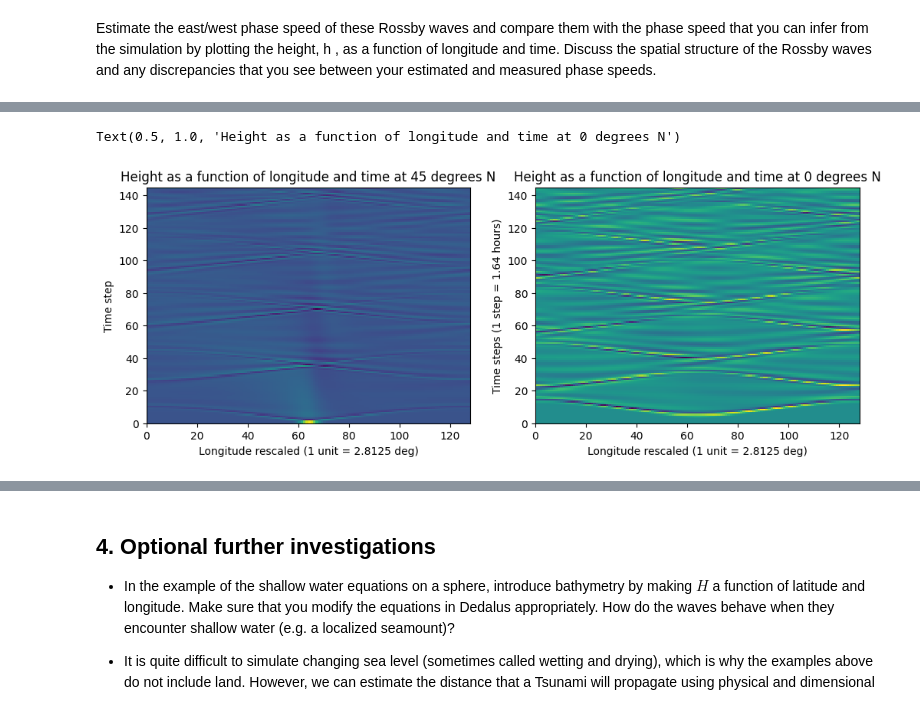
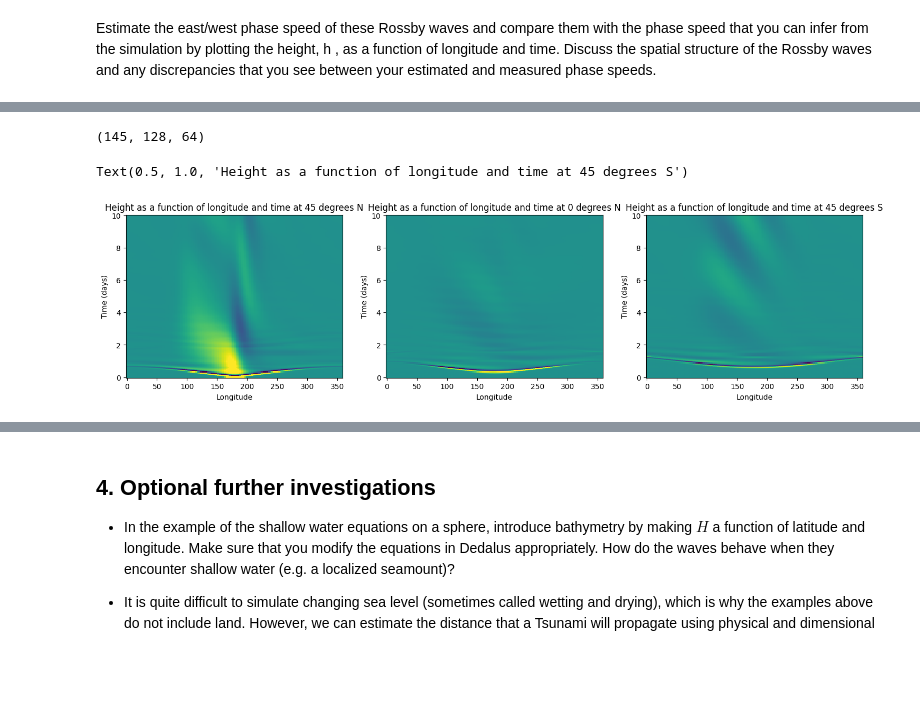
Before and after one commit to ananyaaa-j/QCES, a Jupyter notebook: Project3_tsunami.ipynb, the cells around one changed output, grey strips where cells are left out. Saved outputs shown, nothing was run; the diff lists cells and outputs as text; code cells hidden in the pictures; blank space fills up the shorter version.

```diff
--- a/Project3_tsunami.ipynb
+++ b/Project3_tsunami.ipynb
@@ -808,7 +864,7 @@ u['g'][1] = 0 # the y-component of the velocity
 # Problem
 problem = dedalus.IVP([u, h], namespace=locals())
 problem.add_equation("dt(u) + g*grad(h) + 2*Omega*zcross(u) = - u@grad(u)")
-problem.add_equation("dt(h) + H*div(u) = - div(h*u)")
+problem.add_equation("dt(h) + H*div(u) = - div(h*u) - (1/tau)*f*h")
 
 # Solver
 solver = problem.build_solver(dedalus.RK222)
@@ -852,18 +957,25 @@ Estimate the east/west phase speed of these Rossby waves and compare them with t
 # %%
-# h_save.shape # 145, 128, 64
-fig, axes = plt.subplots(nrows = 1, ncols = 2, figsize=(12, 4))
+print(h_save.shape) # 1441, 128, 64 # time, lat(Y), lon(X)
 
+fig, axes = plt.subplots(nrows = 1, ncols = 3, figsize=(18, 4))
 #note that : # pcolour puts the first dim on the y axis and the second on the x-axis
 #https://matplotlib.org/stable/gallery/images_contours_and_fields/pcolor_demo.html#sphx-glr-gallery-images-contours-and-fields-pcolor-demo-py
-axes[0].pcolor(h_save[:, :, 47])
-axes[0].set_xlabel('Longitude rescaled (1 unit = 2.8125 deg)')
-axes[0].set_ylabel('Time step')
+# note that the solver adds a values to the array for every 10 timesetsp and we used timestep = 600*second
+axes[0].pcolor(np.squeeze(phi)*360/2/np.pi, np.arange(0, 10*day + 600, 600*second*10)/day, h_save[:, :, 47], vmin = -0.1, vmax = 0.1)
+axes[0].set_xlabel('Longitude')
+axes[0].set_ylabel('Time (days)')
 axes[0].set_title('Height as a function of longitude and time at 45 degrees N')
 
-axes[1].pcolor(h_save[:, :, 31])
-axes[1].set_xlabel('Longitude rescaled (1 unit = 2.8125 deg)')
-axes[1].set_ylabel('Time steps (1 step = 1.64 hours)')
+axes[1].pcolor(np.squeeze(phi)*360/2/np.pi, np.arange(0, 10*day + 600, 600*second*10)/day, h_save[:, :, 31], vmin = -0.1, vmax = 0.1)
+axes[1].set_xlabel('Longitude')
+axes[1].set_ylabel('Time (days)')
 axes[1].set_title('Height as a function of longitude and time at 0 degrees N')
+
+axes[2].pcolor(np.squeeze(phi)*360/2/np.pi, np.arange(0, 10*day + 600, 600*second*10)/day, h_save[:, :, 15], vmin = -0.1, vmax = 0.1)
+axes[2].set_xlabel('Longitude')
+axes[2].set_ylabel('Time (days)')
+axes[2].set_title('Height as a function of longitude and time at 45 degrees S')
 # %% [output]
-Text(0.5, 1.0, 'Height as a function of longitude and time at 0 degrees N')
+(145, 128, 64)
+Text(0.5, 1.0, 'Height as a function of longitude and time at 45 degrees S')
-[figure, old version]
+[figure, new version]
```
Also changed, not shown: parts of 17 cells of this notebook.
